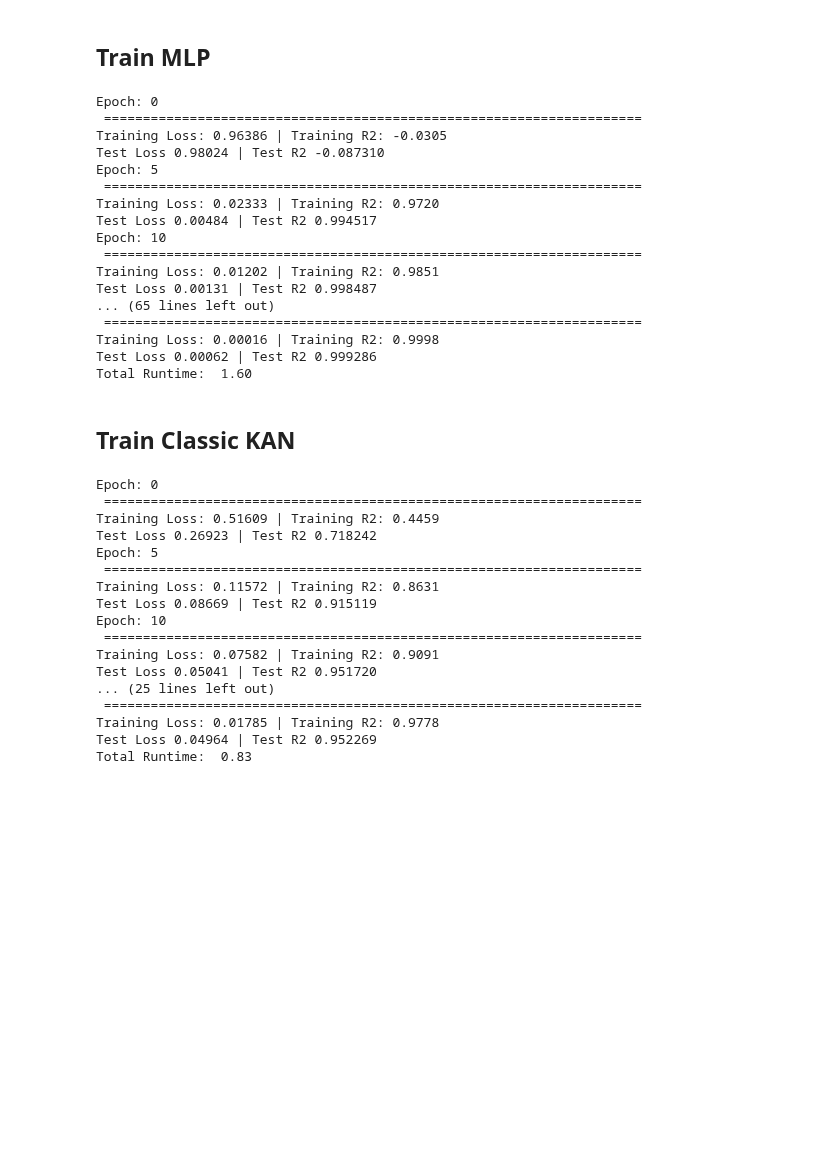
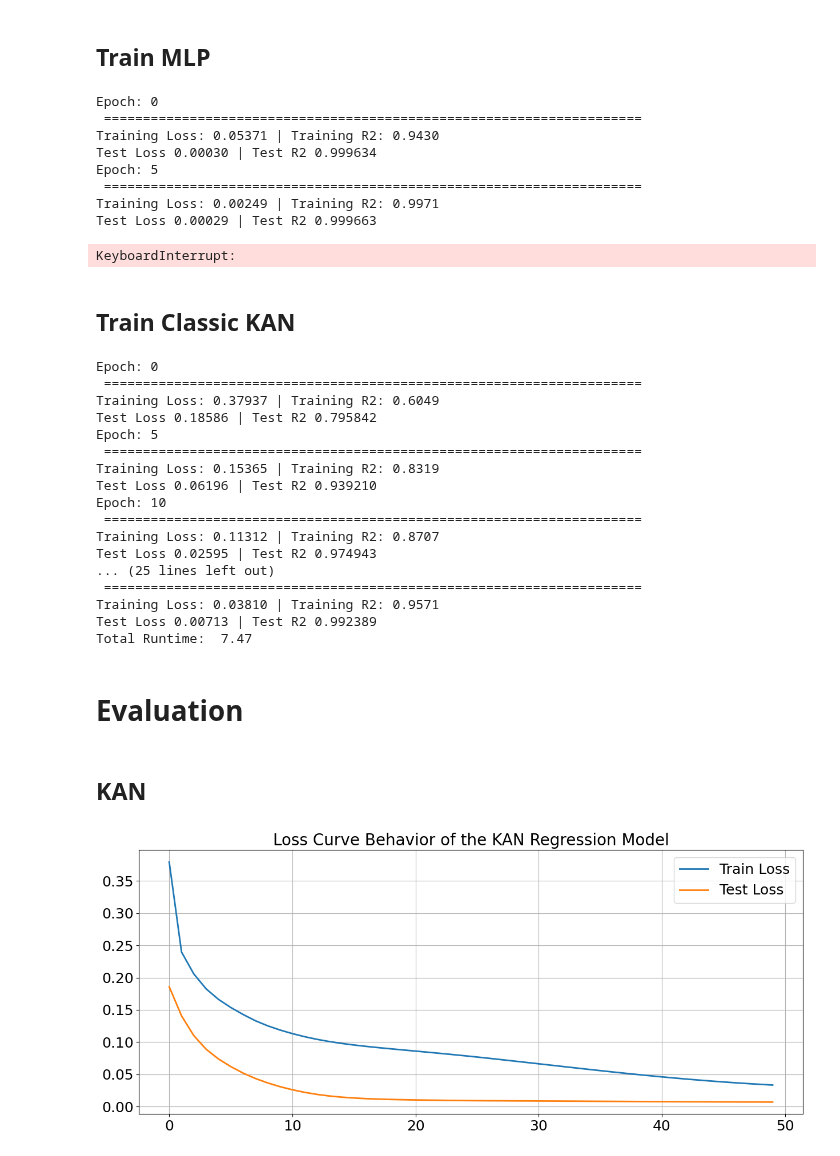
Before and after one commit to Ariestootl/machine_learning, a Jupyter notebook: Movie_Prediction/model.ipynb, the cells around one changed output. Cells and saved outputs as stored; diff of their text form; code cells hidden in the pictures; blank space fills up the shorter version.

```diff
--- a/Movie_Prediction/model.ipynb
+++ b/Movie_Prediction/model.ipynb
@@ -180,14 +180,14 @@ X = df[num_features + cat_features].to_numpy()
 y = df['HitScore'].to_numpy().reshape(-1,1)
 
 # ## Get a subset of the dataset for faster training
-X = X[:1000,:]
-y = y[:1000,:]
+X = X[:10000,:]
+y = y[:10000,:]
 
 X_train, X_test, y_train, y_test = train_test_split(X, y, test_size=0.2, random_state=42)
 
 
 # print(f"{X_train.shape[0] + X_test.shape[0] == df.shape[0]}")
-print(f"{X_train.shape[0] + X_test.shape[0] == df.iloc[:1000,:].shape[0]}")
+print(f"{X_train.shape[0] + X_test.shape[0] == df.iloc[:10000,:].shape[0]}")
 # %% [output]
 True
 # %% [markdown]
@@ -1408,7 +1408,7 @@ torch.manual_seed(seed_number)
 torch.cuda.manual_seed_all(seed_number)
 
 model2 = MLP(input_size=X_train_tensor.shape[1],
-             hidden_size=200, output_size=1).to(device)
+             hidden_size=500, output_size=1).to(device)
 
 optimizer= Adan(params=model2.parameters(),
                 lr=0.0001,
@@ -1455,21 +1455,13 @@ print(f"Total Runtime: {total_time / 60: .2f}")
 # %% [output]
 Epoch: 0
  =====================================================================
-Training Loss: 0.96386 | Training R2: -0.0305
-Test Loss 0.98024 | Test R2 -0.087310
+Training Loss: 0.05371 | Training R2: 0.9430
+Test Loss 0.00030 | Test R2 0.999634
 Epoch: 5
  =====================================================================
-Training Loss: 0.02333 | Training R2: 0.9720
-Test Loss 0.00484 | Test R2 0.994517
-Epoch: 10
- =====================================================================
-Training Loss: 0.01202 | Training R2: 0.9851
-Test Loss 0.00131 | Test R2 0.998487
-... (65 lines left out)
- =====================================================================
-Training Loss: 0.00016 | Training R2: 0.9998
-Test Loss 0.00062 | Test R2 0.999286
-Total Runtime:  1.60
+Training Loss: 0.00249 | Training R2: 0.9971
+Test Loss 0.00029 | Test R2 0.999663
+KeyboardInterrupt:
 # %% [markdown]
 ## Train Classic KAN
 # %%
@@ -1482,7 +1474,7 @@ model4 = ClassicKAN(in_features = X_train_tensor.shape[1],
                     hidden_units=100).to(device)
 
 optimizer= Adan(params=model4.parameters(),
-                lr=0.001,
+                lr=0.0001,
                 betas=(0.94, 0.92, 0.95),
                 weight_decay=1e-2)
 
@@ -1526,18 +1518,34 @@ print(f"Total Runtime: {total_time / 60: .2f}")
 # %% [output]
 Epoch: 0
  =====================================================================
-Training Loss: 0.51609 | Training R2: 0.4459
-Test Loss 0.26923 | Test R2 0.718242
+Training Loss: 0.37937 | Training R2: 0.6049
+Test Loss 0.18586 | Test R2 0.795842
 Epoch: 5
  =====================================================================
-Training Loss: 0.11572 | Training R2: 0.8631
-Test Loss 0.08669 | Test R2 0.915119
+Training Loss: 0.15365 | Training R2: 0.8319
+Test Loss 0.06196 | Test R2 0.939210
 Epoch: 10
  =====================================================================
-Training Loss: 0.07582 | Training R2: 0.9091
-Test Loss 0.05041 | Test R2 0.951720
+Training Loss: 0.11312 | Training R2: 0.8707
+Test Loss 0.02595 | Test R2 0.974943
 ... (25 lines left out)
  =====================================================================
-Training Loss: 0.01785 | Training R2: 0.9778
-Test Loss 0.04964 | Test R2 0.952269
-Total Runtime:  0.83
+Training Loss: 0.03810 | Training R2: 0.9571
+Test Loss 0.00713 | Test R2 0.992389
+Total Runtime:  7.47
+# %% [markdown]
+# Evaluation
+# %% [markdown]
+## KAN
+# %%
+plt.figure(figsize=(15,6))
+plt.plot(results3["train_loss"], linewidth=2.0, label="Train Loss")
+plt.plot(results3["test_loss"], linewidth=2.0,label="Test Loss")
+plt.xticks(fontsize=18)
+plt.yticks(fontsize=18)
+plt.grid(True)
+plt.legend(loc="upper right", fontsize=18)
+plt.title("Loss Curve Behavior of the KAN Regression Model", fontsize=20)
+plt.show()
+# %% [output]
+[figure, added]
```
Also changed, not shown: parts of 5 cells of this notebook.
